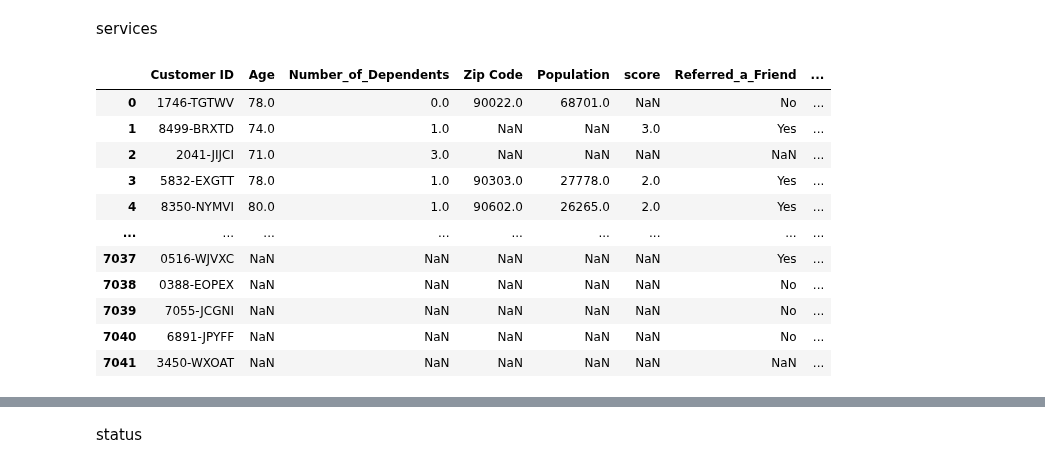
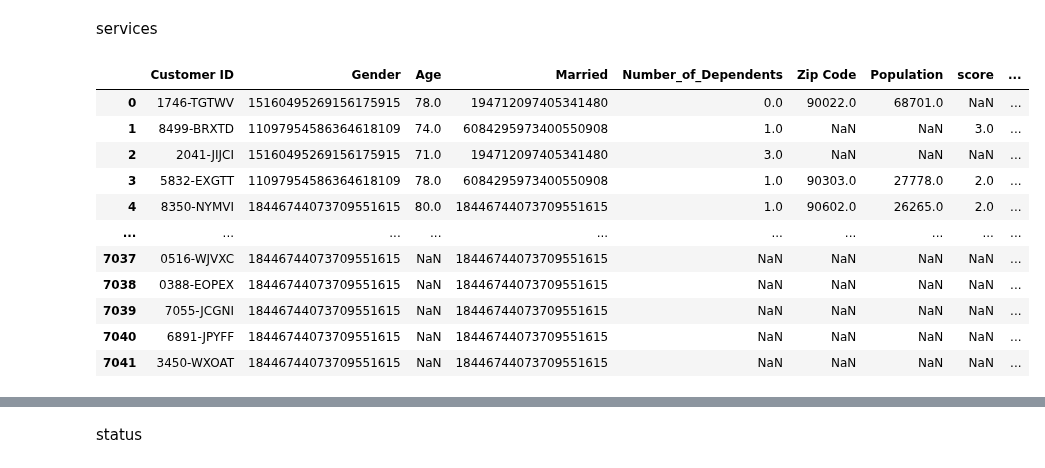
Before and after one commit to SinHanYang/html_final_project, a Jupyter notebook: main.ipynb, the cells around one changed output, grey strips where cells are left out. Drawn from its saved outputs; the diff is of its cells as text; code cells hidden in the pictures.

Commit message:
hash + libsvm, E_in 0.93 E_val is similar, while score=0.28

```diff
--- a/main.ipynb
+++ b/main.ipynb
@@ -89,78 +89,54 @@ services
 # %%
 from sklearn.compose import ColumnTransformer
 from sklearn.preprocessing import OneHotEncoder
 services=pd.read_csv('services.csv')
 services.columns=['Customer ID','Count','Quarter','Referred_a_Friend','Number of Referrals','Tenure in Months','Offer','Phone_Service','Avg Monthly Long Distance Charges','Multiple_Lines','Internet_Service','Internet_Type','Avg Monthly GB Download','Online_Security','Online_Backup','Device_Protection_Plan','Premium_Tech_Support','Streaming_TV','Streaming_Movies','Streaming_Music','Unlimited_Data','Contract','Paperless_Billing','Payment_Method','Monthly Charge','Total Charges','Total Refunds','Total Extra Data Charges','Total Long Distance Charges','Total Revenue']
 # Quarter are always Q3
 services.drop(['Count','Quarter'],axis=1,inplace=True)
 users=pd.merge(users,services,on='Customer ID',how='outer')
 #columns_to_encode = [1,3,4,5,6,8,12,13,14,15,16,17,18,20,21,22,23,34,35,36,27,28,29]
 #ct = ColumnTransformer(transformers=[('encoder', OneHotEncoder(), columns_to_encode)], remainder='passthrough')
 
 # give null a category?
 #users.loc[users.Married.isnull(),'Married']='None'
 
-users = pd.concat((users,pd.get_dummies(users.Married,prefix='Married')),1)
-users = pd.concat((users,pd.get_dummies(users.Gender,prefix='Gender')),1)
-#users = pd.concat((users,pd.get_dummies(users.Under_30,prefix='Under_30')),1)
-#users = pd.concat((users,pd.get_dummies(users.Senior_Citizen,prefix='Senior_Citizen')),1)
-#users = pd.concat((users,pd.get_dummies(users.Dependents,prefix='Dependents')),1)
-#users = pd.concat((users,pd.get_dummies(users.City,prefix='City')),1)
-#users = pd.concat((users,pd.get_dummies(users.Referred_a_friend,prefix='Referred_a_friend')),1)
-users = pd.concat((users,pd.get_dummies(users.Offer,prefix='Offer')),1)
-users = pd.concat((users,pd.get_dummies(users.Phone_Service,prefix='Phone_Service')),1)
-users = pd.concat((users,pd.get_dummies(users.Multiple_Lines,prefix='Multiple_Lines')),1)
-users = pd.concat((users,pd.get_dummies(users.Internet_Service,prefix='Internet_Service')),1)
-users = pd.concat((users,pd.get_dummies(users.Internet_Type,prefix='Internet_Type')),1)
-users = pd.concat((users,pd.get_dummies(users.Online_Security,prefix='Online_Security')),1)
-users = pd.concat((users,pd.get_dummies(users.Online_Backup,prefix='Online_Backup')),1)
-users = pd.concat((users,pd.get_dummies(users.Device_Protection_Plan,prefix='Device_Protection_Plan')),1)
-users = pd.concat((users,pd.get_dummies(users.Premium_Tech_Support,prefix='Premium_Tech_Support')),1)
-users = pd.concat((users,pd.get_dummies(users.Streaming_TV,prefix='Streaming_TV')),1)
-users = pd.concat((users,pd.get_dummies(users.Streaming_Movies,prefix='Streaming_Movies')),1)
-users = pd.concat((users,pd.get_dummies(users.Streaming_Music,prefix='Streaming_Music')),1)
-users = pd.concat((users,pd.get_dummies(users.Unlimited_Data,prefix='Unlimited_Data')),1)
-users = pd.concat((users,pd.get_dummies(users.Contract,prefix='Contract')),1)
-users = pd.concat((users,pd.get_dummies(users.Paperless_Billing,prefix='Paperless_Billing')),1)
-users = pd.concat((users,pd.get_dummies(users.Payment_Method,prefix='Payment_Method')),1)
+#users.drop(['Married','Gender','Phone_Service','Multiple_Lines','Internet_Service','Offer','Internet_Type','Online_Security','Online_Backup','Device_Protection_Plan','Premium_Tech_Support','Streaming_TV','Streaming_Movies','Streaming_Music','Unlimited_Data','Contract','Paperless_Billing','Payment_Method'],axis=1,inplace=True)
+users=pd.DataFrame(users)
+users['Married']=pd.util.hash_array(users['Married'].to_numpy())
+users["Gender"]=pd.util.hash_array(users["Gender"].to_numpy())
+#df["Under 30"]=pd.util.hash_array(df["Under 30"].to_numpy())
+#df["Senior Citizen"]=pd.util.hash_array(df["Senior Citizen"].to_numpy())
+#df["Dependents"]=pd.util.hash_array(df["Dependents"].to_numpy())
+#df["City"]=pd.util.hash_array(df["City"].to_numpy())
+#df["Referred a friend"]=pd.util.hash_array(df["Referred a friend"].to_numpy())
+users["Offer"]=pd.util.hash_array(users["Offer"].to_numpy())
+users["Phone_Service"]=pd.util.hash_array(users["Phone_Service"].to_numpy())
+users["Multiple_Lines"]=pd.util.hash_array(users["Multiple_Lines"].to_numpy())
+users["Internet_Service"]=pd.util.hash_array(users["Internet_Service"].to_numpy())
+users["Internet_Type"]=pd.util.hash_array(users["Internet_Type"].to_numpy())
+users["Online_Security"]=pd.util.hash_array(users["Online_Security"].to_numpy())
+users["Online_Backup"]=pd.util.hash_array(users["Online_Backup"].to_numpy())
+users["Device_Protection_Plan"]=pd.util.hash_array(users["Device_Protection_Plan"].to_numpy())
+users["Premium_Tech_Support"]=pd.util.hash_array(users["Premium_Tech_Support"].to_numpy())
+users["Streaming_TV"]=pd.util.hash_array(users["Streaming_TV"].to_numpy())
+users["Streaming_Movies"]=pd.util.hash_array(users["Streaming_Movies"].to_numpy())
+users["Streaming_Music"]=pd.util.hash_array(users["Streaming_Music"].to_numpy())
+users["Unlimited_Data"]=pd.util.hash_array(users["Unlimited_Data"].to_numpy())
+users["Contract"]=pd.util.hash_array(users["Contract"].to_numpy())
+users["Paperless_Billing"]=pd.util.hash_array(users["Paperless_Billing"].to_numpy())
+users["Payment_Method"]=pd.util.hash_array(users["Payment_Method"].to_numpy())
 
-users.drop(['Married','Gender','Phone_Service','Multiple_Lines','Internet_Service','Offer','Internet_Type','Online_Security','Online_Backup','Device_Protection_Plan','Premium_Tech_Support','Streaming_TV','Streaming_Movies','Streaming_Music','Unlimited_Data','Contract','Paperless_Billing','Payment_Method'],axis=1,inplace=True)
-'''
-df["Married"]=pd.util.hash_array(df["Married"].to_numpy())
-df["Gender"]=pd.util.hash_array(df["Gender"].to_numpy())
-df["Under 30"]=pd.util.hash_array(df["Under 30"].to_numpy())
-df["Senior Citizen"]=pd.util.hash_array(df["Senior Citizen"].to_numpy())
-df["Dependents"]=pd.util.hash_array(df["Dependents"].to_numpy())
-df["City"]=pd.util.hash_array(df["City"].to_numpy())
-#df["Referred a friend"]=pd.util.hash_array(df["Referred a friend"].to_numpy())
-df["Offer"]=pd.util.hash_array(df["Offer"].to_numpy())
-df["Phone Service"]=pd.util.hash_array(df["Phone Service"].to_numpy())
-df["Multiple Lines"]=pd.util.hash_array(df["Multiple Lines"].to_numpy())
-df["Internet Service"]=pd.util.hash_array(df["Internet Service"].to_numpy())
-df["Internet Type"]=pd.util.hash_array(df["Internet Type"].to_numpy())
-df["Online Security"]=pd.util.hash_array(df["Online Security"].to_numpy())
-df["Online Backup"]=pd.util.hash_array(df["Online Backup"].to_numpy())
-df["Device Protection Plan"]=pd.util.hash_array(df["Device Protection Plan"].to_numpy())
-df["Premium Tech Support"]=pd.util.hash_array(df["Premium Tech Support"].to_numpy())
-df["Streaming TV"]=pd.util.hash_array(df["Streaming TV"].to_numpy())
-df["Streaming Movies"]=pd.util.hash_array(df["Streaming Movies"].to_numpy())
-df["Streaming Music"]=pd.util.hash_array(df["Streaming Music"].to_numpy())
-df["Unlimited Data"]=pd.util.hash_array(df["Unlimited Data"].to_numpy())
-df["Contract"]=pd.util.hash_array(df["Contract"].to_numpy())
-df["Paperless Billing"]=pd.util.hash_array(df["Paperless Billing"].to_numpy())
-df["Payment Method"]=pd.util.hash_array(df["Payment Method"].to_numpy())
-'''
 users
 # %% [output]
-|  | Customer ID | Age | Number_of_Dependents | Zip Code | Population | score | Referred_a_Friend | ... |
-| 0 | 1746-TGTWV | 78.0 | 0.0 | 90022.0 | 68701.0 | NaN | No | ... |
-| 1 | 8499-BRXTD | 74.0 | 1.0 | NaN | NaN | 3.0 | Yes | ... |
-| 2 | 2041-JIJCI | 71.0 | 3.0 | NaN | NaN | NaN | NaN | ... |
-| 3 | 5832-EXGTT | 78.0 | 1.0 | 90303.0 | 27778.0 | 2.0 | Yes | ... |
-| 4 | 8350-NYMVI | 80.0 | 1.0 | 90602.0 | 26265.0 | 2.0 | Yes | ... |
-| ... | ... | ... | ... | ... | ... | ... | ... | ... |
-| 7037 | 0516-WJVXC | NaN | NaN | NaN | NaN | NaN | Yes | ... |
-| 7038 | 0388-EOPEX | NaN | NaN | NaN | NaN | NaN | No | ... |
-| 7039 | 7055-JCGNI | NaN | NaN | NaN | NaN | NaN | No | ... |
-| 7040 | 6891-JPYFF | NaN | NaN | NaN | NaN | NaN | No | ... |
-| 7041 | 3450-WXOAT | NaN | NaN | NaN | NaN | NaN | NaN | ... |
+|  | Customer ID | Gender | Age | Married | Number_of_Dependents | Zip Code | Population | score | ... |
+| 0 | 1746-TGTWV | 15160495269156175915 | 78.0 | 194712097405341480 | 0.0 | 90022.0 | 68701.0 | NaN | ... |
+| 1 | 8499-BRXTD | 11097954586364618109 | 74.0 | 6084295973400550908 | 1.0 | NaN | NaN | 3.0 | ... |
+| 2 | 2041-JIJCI | 15160495269156175915 | 71.0 | 194712097405341480 | 3.0 | NaN | NaN | NaN | ... |
+| 3 | 5832-EXGTT | 11097954586364618109 | 78.0 | 6084295973400550908 | 1.0 | 90303.0 | 27778.0 | 2.0 | ... |
+| 4 | 8350-NYMVI | 18446744073709551615 | 80.0 | 18446744073709551615 | 1.0 | 90602.0 | 26265.0 | 2.0 | ... |
+| ... | ... | ... | ... | ... | ... | ... | ... | ... | ... |
+| 7037 | 0516-WJVXC | 18446744073709551615 | NaN | 18446744073709551615 | NaN | NaN | NaN | NaN | ... |
+| 7038 | 0388-EOPEX | 18446744073709551615 | NaN | 18446744073709551615 | NaN | NaN | NaN | NaN | ... |
+| 7039 | 7055-JCGNI | 18446744073709551615 | NaN | 18446744073709551615 | NaN | NaN | NaN | NaN | ... |
+| 7040 | 6891-JPYFF | 18446744073709551615 | NaN | 18446744073709551615 | NaN | NaN | NaN | NaN | ... |
+| 7041 | 3450-WXOAT | 18446744073709551615 | NaN | 18446744073709551615 | NaN | NaN | NaN | NaN | ... |
```
Also changed, not shown: parts of 10 cells of this notebook, 1 other file.
